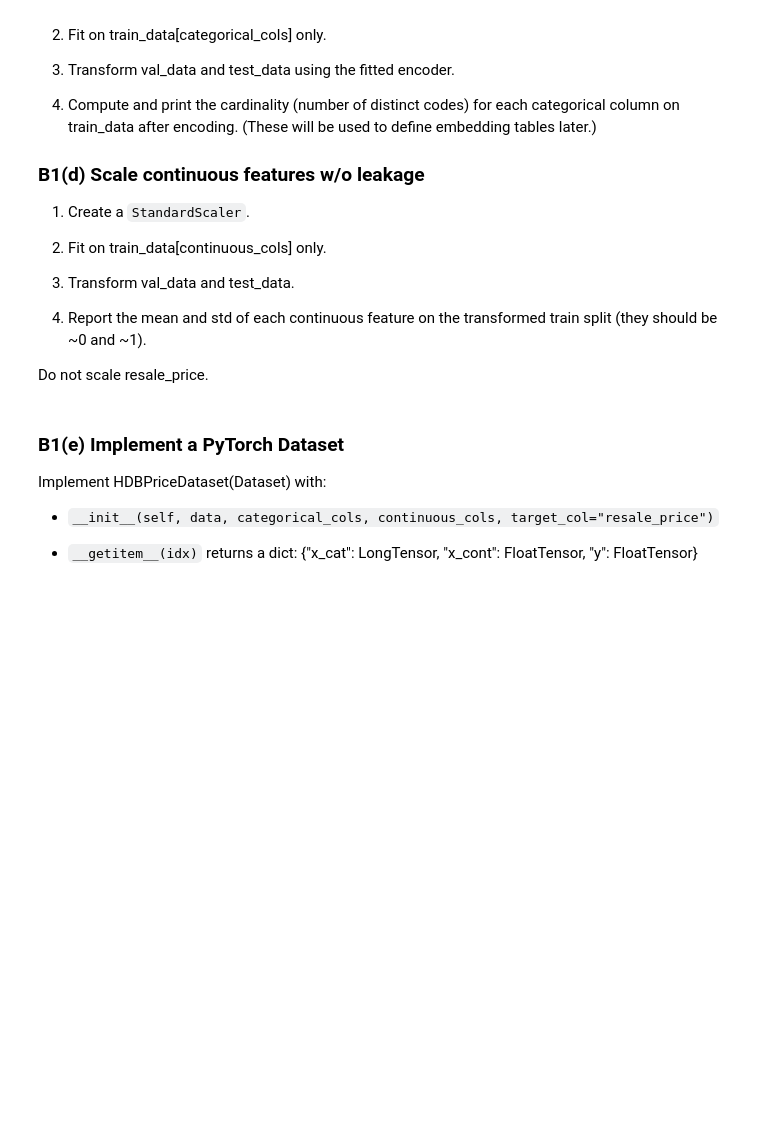
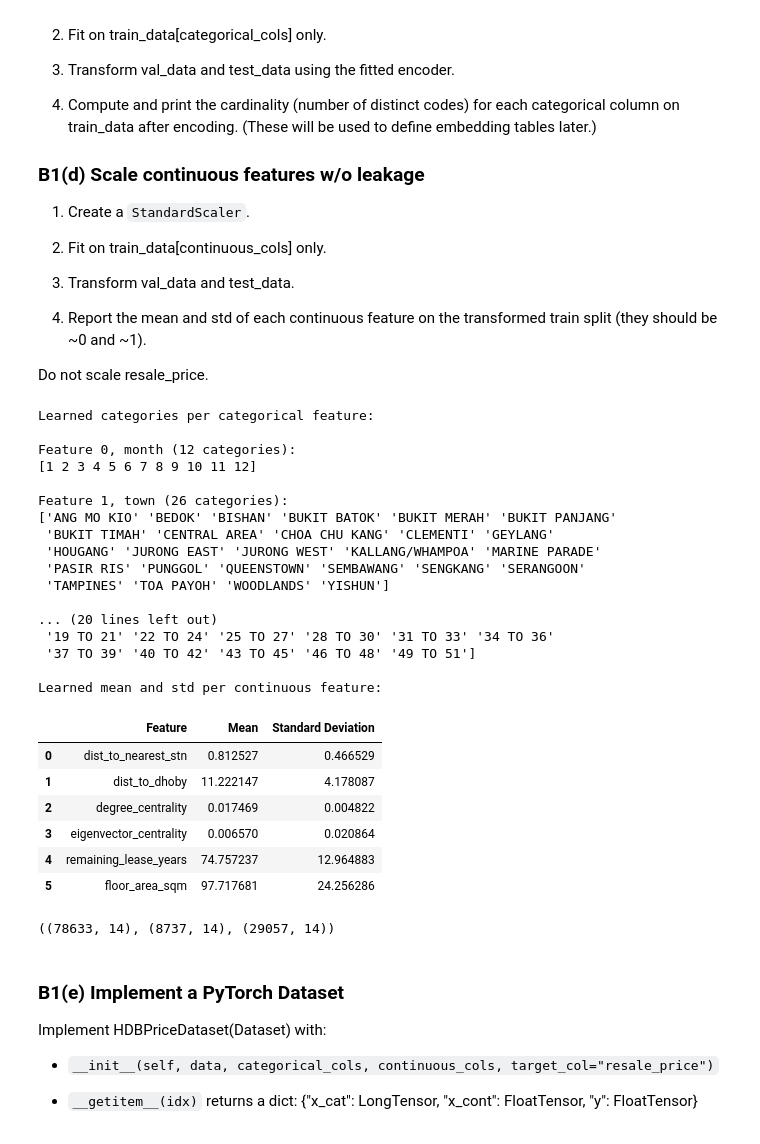
Before and after one commit to KyeYongChoo/Neural-Networks-Music-Classification-Housing-Price-Predictor, a Jupyter notebook: files_PartB/files_partB/PartB_template.ipynb, the cells around one changed output. Drawn from its saved outputs; the diff is of its cells as text; code cells hidden in the pictures; blank space fills up the shorter version.

```diff
--- a/files_PartB/files_partB/PartB_template.ipynb
+++ b/files_PartB/files_partB/PartB_template.ipynb
@@ -32,6 +32,8 @@ f. Create PyTorch dataloaders
 # data = ... TODO
 
 # define the continuous and categorical columns
+import pandas as pd
+
 continuous_cols = [
     "dist_to_nearest_stn",
     "dist_to_dhoby",
@@ -42,6 +44,8 @@ continuous_cols = [
 ]
 
 categorical_cols = ["month", "town", "flat_model_type", "storey_range"]
+
+df = pd.read_csv(r".\hdb_price_prediction.csv")
 # %% [markdown]
 ### B1(b) Temporal split with validation
 
@@ -83,9 +93,66 @@ train_data.shape, val_data.shape, test_data.shape
 Do not scale resale_price.
 # %%
 # TODO
+from sklearn.preprocessing import OrdinalEncoder, StandardScaler
+
+ord_encoder = OrdinalEncoder(handle_unknown= "use_encoded_value", unknown_value= -1)
+categorical_idxs = [df.columns.get_loc(col) for col in categorical_cols]
+nd_train_data_categorical = ord_encoder.fit_transform(train_data[:, categorical_idxs])
+nd_val_data_categorical = ord_encoder.transform(val_data[:, categorical_idxs])
+nd_test_data_categorical = ord_encoder.transform(test_data[:, categorical_idxs])
+
+print("Learned categories per categorical feature:")
+for i, categories in enumerate(ord_encoder.categories_):
+    print(f"\nFeature {i}, {categorical_cols[i]} ({len(categories)} categories): \n{categories}")
+
+std_encoder = StandardScaler()
+continuous_idxs = [df.columns.get_loc(col) for col in continuous_cols]
+nd_train_data_continuous = std_encoder.fit_transform(train_data[:, continuous_idxs])
+nd_val_data_continuous = std_encoder.transform(val_data[:, continuous_idxs])
+nd_test_data_continuous = std_encoder.transform(test_data[:, continuous_idxs])
+
+print("\nLearned mean and std per continuous feature:")
+stats_df = pd.DataFrame({
+    "Feature": continuous_cols,
+    "Mean": std_encoder.mean_,
+    "Standard Deviation": std_encoder.scale_
+})
+display(stats_df)
+
+other_idxs = [i for i in range(df.shape[1]) if i not in categorical_idxs and i not in continuous_idxs]
+train_data = nd_train = np.concatenate([nd_train_data_categorical, nd_train_data_continuous, train_data[:, other_idxs]], axis=1)
+val_data = nd_val = np.concatenate([nd_val_data_categorical, nd_val_data_continuous, val_data[:, other_idxs]], axis=1)
+test_data = nd_test = np.concatenate([nd_test_data_categorical, nd_test_data_continuous, test_data[:, other_idxs]], axis=1)
+# %% [output]
+Learned categories per categorical feature:
+
+Feature 0, month (12 categories):
+[1 2 3 4 5 6 7 8 9 10 11 12]
+
+Feature 1, town (26 categories):
+['ANG MO KIO' 'BEDOK' 'BISHAN' 'BUKIT BATOK' 'BUKIT MERAH' 'BUKIT PANJANG'
+ 'BUKIT TIMAH' 'CENTRAL AREA' 'CHOA CHU KANG' 'CLEMENTI' 'GEYLANG'
+ 'HOUGANG' 'JURONG EAST' 'JURONG WEST' 'KALLANG/WHAMPOA' 'MARINE PARADE'
+ 'PASIR RIS' 'PUNGGOL' 'QUEENSTOWN' 'SEMBAWANG' 'SENGKANG' 'SERANGOON'
+ 'TAMPINES' 'TOA PAYOH' 'WOODLANDS' 'YISHUN']
+
+... (20 lines left out)
+ '19 TO 21' '22 TO 24' '25 TO 27' '28 TO 30' '31 TO 33' '34 TO 36'
+ '37 TO 39' '40 TO 42' '43 TO 45' '46 TO 48' '49 TO 51']
+
+Learned mean and std per continuous feature:
+|  | Feature | Mean | Standard Deviation |
+| 0 | dist_to_nearest_stn | 0.812527 | 0.466529 |
+| 1 | dist_to_dhoby | 11.222147 | 4.178087 |
+| 2 | degree_centrality | 0.017469 | 0.004822 |
+| 3 | eigenvector_centrality | 0.006570 | 0.020864 |
+| 4 | remaining_lease_years | 74.757237 | 12.964883 |
+| 5 | floor_area_sqm | 97.717681 | 24.256286 |
 # %%
 # DO NOT MODIFY
 train_data.shape, val_data.shape, test_data.shape
+# %% [output]
+((78633, 14), (8737, 14), (29057, 14))
 # %% [markdown]
 ### B1(e) Implement a PyTorch Dataset
 
```
Also changed, not shown: parts of 2 cells of this notebook, 4 other files.
